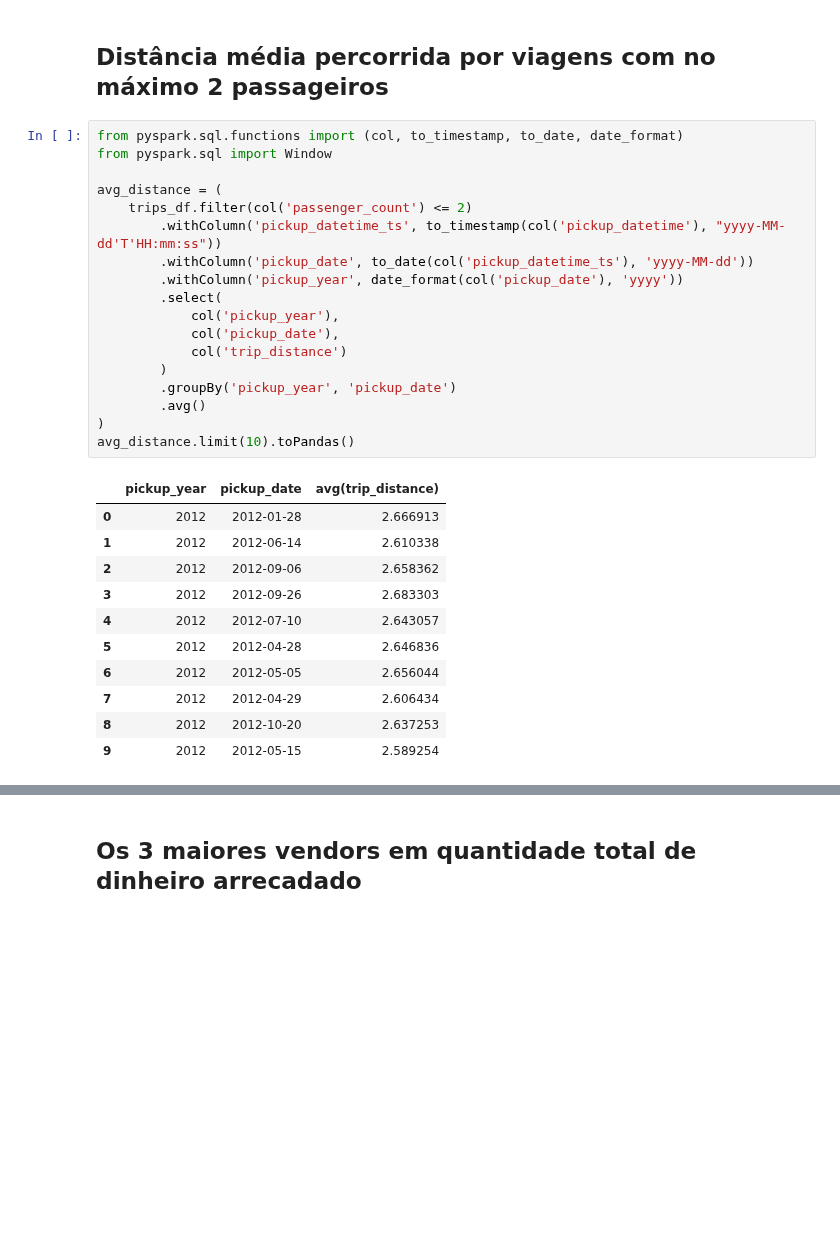
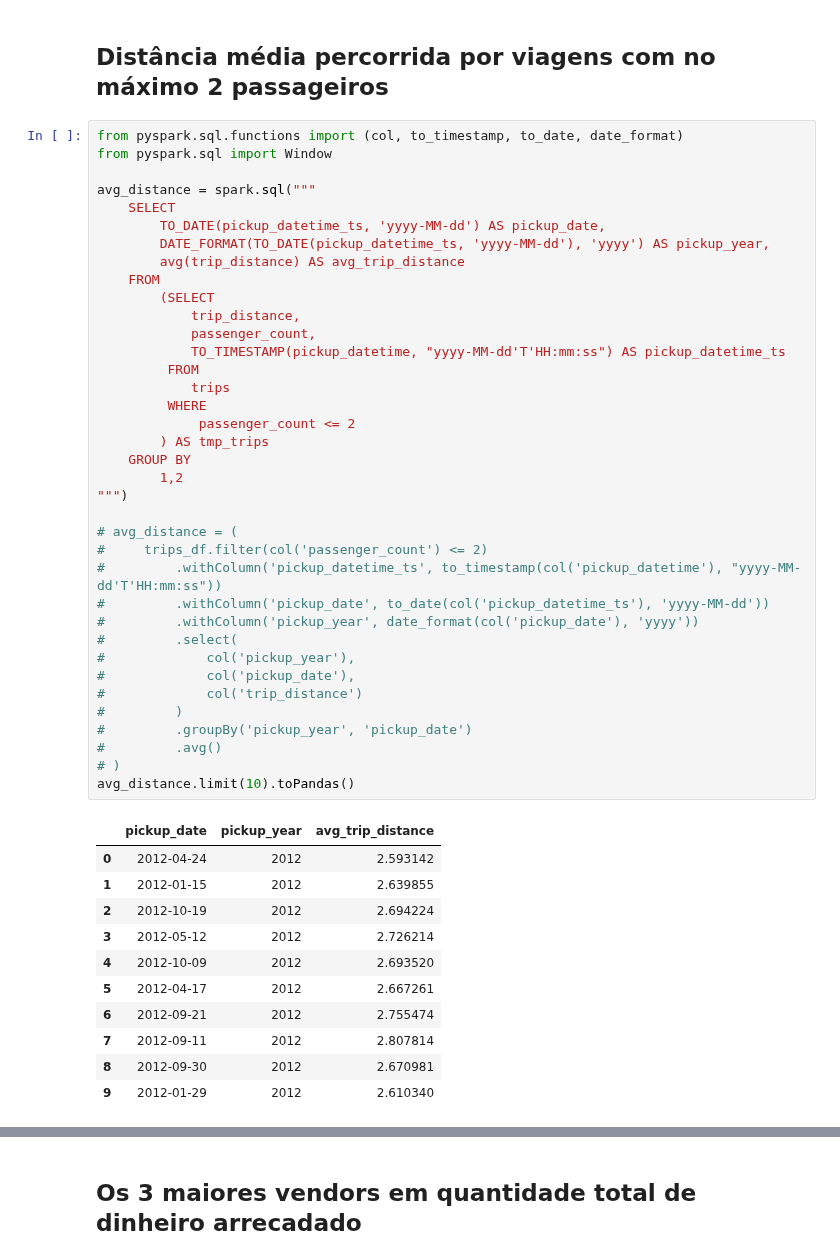
Before and after one commit to gabfr/data-engineering-nanodegree, a Jupyter notebook: explorations/nyc-taxi-challenge.ipynb, the cells around one changed output, grey strips where cells are left out. Cells and saved outputs as stored; diff of their text form; blank space fills up the shorter version.

```diff
--- a/explorations/nyc-taxi-challenge.ipynb
+++ b/explorations/nyc-taxi-challenge.ipynb
@@ -113,33 +122,52 @@ Queremos que, a partir dos dados disponibilizados, você responda, de preferê
 # %%
 from pyspark.sql.functions import (col, to_timestamp, to_date, date_format)
 from pyspark.sql import Window
 
-avg_distance = (
-    trips_df.filter(col('passenger_count') <= 2)
-        .withColumn('pickup_datetime_ts', to_timestamp(col('pickup_datetime'), "yyyy-MM-dd'T'HH:mm:ss"))
-        .withColumn('pickup_date', to_date(col('pickup_datetime_ts'), 'yyyy-MM-dd'))
-        .withColumn('pickup_year', date_format(col('pickup_date'), 'yyyy'))
-        .select(
-            col('pickup_year'),
-            col('pickup_date'),
-            col('trip_distance')
-        )
-        .groupBy('pickup_year', 'pickup_date')
-        .avg()
-)
+avg_distance = spark.sql("""
+    SELECT
+        TO_DATE(pickup_datetime_ts, 'yyyy-MM-dd') AS pickup_date,
+        DATE_FORMAT(TO_DATE(pickup_datetime_ts, 'yyyy-MM-dd'), 'yyyy') AS pickup_year,
+        avg(trip_distance) AS avg_trip_distance
+    FROM
+        (SELECT
+            trip_distance,
+            passenger_count,
+            TO_TIMESTAMP(pickup_datetime, "yyyy-MM-dd'T'HH:mm:ss") AS pickup_datetime_ts
+         FROM
+            trips
+         WHERE
+             passenger_count <= 2
+        ) AS tmp_trips
+    GROUP BY
+        1,2
+""")
+
+# avg_distance = (
+#     trips_df.filter(col('passenger_count') <= 2)
+#         .withColumn('pickup_datetime_ts', to_timestamp(col('pickup_datetime'), "yyyy-MM-dd'T'HH:mm:ss"))
+#         .withColumn('pickup_date', to_date(col('pickup_datetime_ts'), 'yyyy-MM-dd'))
+#         .withColumn('pickup_year', date_format(col('pickup_date'), 'yyyy'))
+#         .select(
+#             col('pickup_year'),
+#             col('pickup_date'),
+#             col('trip_distance')
+#         )
+#         .groupBy('pickup_year', 'pickup_date')
+#         .avg()
+# )
 avg_distance.limit(10).toPandas()
 # %% [output]
-|  | pickup_year | pickup_date | avg(trip_distance) |
-| 0 | 2012 | 2012-01-28 | 2.666913 |
-| 1 | 2012 | 2012-06-14 | 2.610338 |
-| 2 | 2012 | 2012-09-06 | 2.658362 |
-| 3 | 2012 | 2012-09-26 | 2.683303 |
-| 4 | 2012 | 2012-07-10 | 2.643057 |
-| 5 | 2012 | 2012-04-28 | 2.646836 |
-| 6 | 2012 | 2012-05-05 | 2.656044 |
-| 7 | 2012 | 2012-04-29 | 2.606434 |
-| 8 | 2012 | 2012-10-20 | 2.637253 |
-| 9 | 2012 | 2012-05-15 | 2.589254 |
+|  | pickup_date | pickup_year | avg_trip_distance |
+| 0 | 2012-04-24 | 2012 | 2.593142 |
+| 1 | 2012-01-15 | 2012 | 2.639855 |
+| 2 | 2012-10-19 | 2012 | 2.694224 |
+| 3 | 2012-05-12 | 2012 | 2.726214 |
+| 4 | 2012-10-09 | 2012 | 2.693520 |
+| 5 | 2012-04-17 | 2012 | 2.667261 |
+| 6 | 2012-09-21 | 2012 | 2.755474 |
+| 7 | 2012-09-11 | 2012 | 2.807814 |
+| 8 | 2012-09-30 | 2012 | 2.670981 |
+| 9 | 2012-01-29 | 2012 | 2.610340 |
 # %%
 import matplotlib.pyplot as plt
 import seaborn as sns
```
Also changed, not shown: parts of 17 cells of this notebook.
